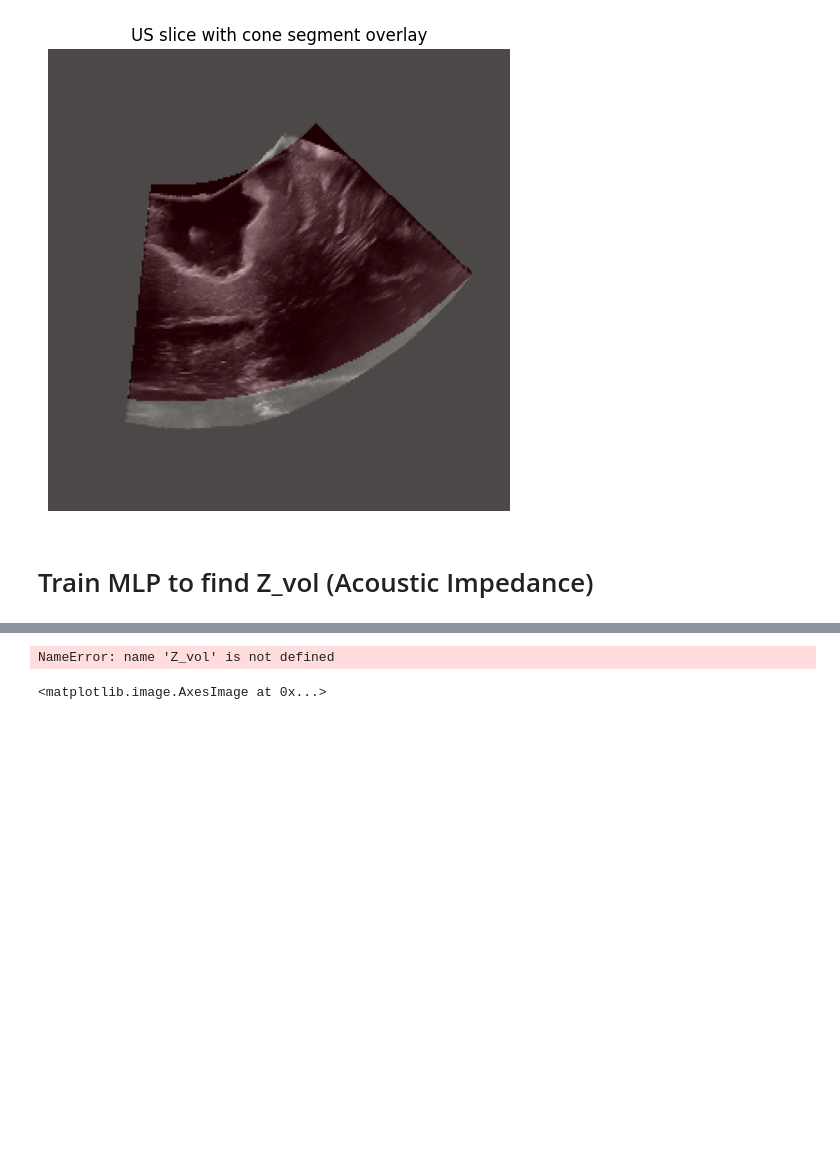
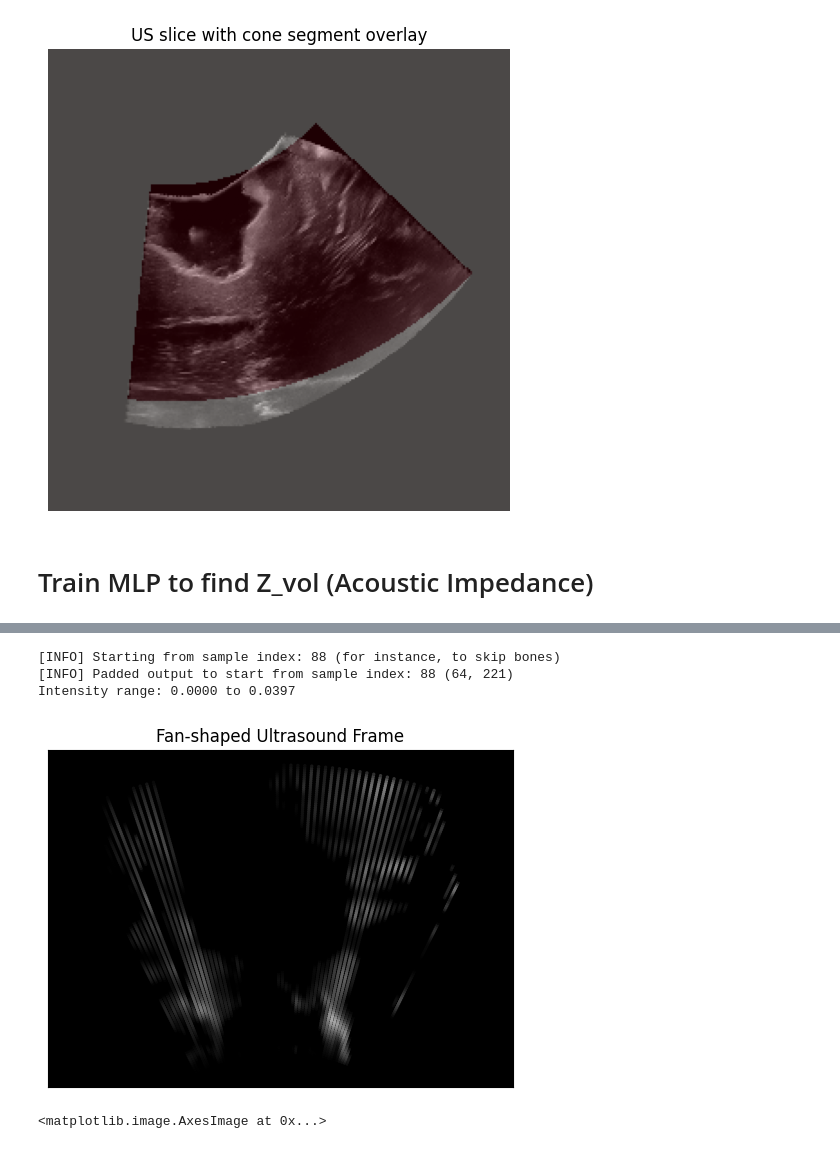
Before and after one commit to gduguey/DiffUS, a Jupyter notebook: notebooks/[DEMO] Train MRI to Impedance MLP.ipynb, the cells around one changed output, grey strips where cells are left out. Saved outputs shown, nothing was run; the diff lists cells and outputs as text; code cells hidden in the pictures; blank space fills up the shorter version.

```diff
--- a/notebooks/[DEMO] Train MRI to Impedance MLP.ipynb
+++ b/notebooks/[DEMO] Train MRI to Impedance MLP.ipynb
@@ -367,44 +367,47 @@ Y1 = torch.tensor(z1, dtype=torch.float32)
 model_t1 = ImpedanceEstimator.train_model(X1, Y1, input_dim=1)
 Z_vol = ImpedanceEstimator.compute_impedance_volume(T1_volume, model_t1, threshold=50)
 # %%
-renderer = UltrasoundRenderer(num_samples=220, attenuation_coeff=0.0001)
+# renderer = UltrasoundRenderer(num_samples=220, attenuation_coeff=0.0001)
 
-# Paramètres géométriques
-n_rays = 64
-source = torch.tensor(apex_mri_world)
+# # Paramètres géométriques
+# n_rays = 64
+# source = torch.tensor(apex_mri_world)
 
-def generate_cone_directions(direction_mri_world, opening_angle, n_rays):
-    """
-    Generate a fan of directions centered on direction_mri_world,
-    spanning opening_angle (in radians), in the (x, y) plane (z=0).
-    Returns: (n_rays, 3) tensor
-    """
-    # Normalize the median direction
-    d = np.array(direction_mri_world[:2])
-    d = d / np.linalg.norm(d)
-    # Orthogonal vector in-plane
-    ortho = np.array([-d[1], d[0]])
-    # Angles from -half to +half opening
-    angles = np.linspace(-opening_angle/2, opening_angle/2, n_rays)
-    directions = []
-    for a in angles:
-        v = np.cos(a) * d + np.sin(a) * ortho
-        directions.append([v[0], v[1], 0.0])
-    return torch.tensor(directions, dtype=torch.float32)
+# def generate_cone_directions(direction_mri_world, opening_angle, n_rays):
+#     """
+#     Generate a fan of directions centered on direction_mri_world,
+#     spanning opening_angle (in radians), in the (x, y) plane (z=0).
+#     Returns: (n_rays, 3) tensor
+#     """
+#     # Normalize the median direction
+#     d = np.array(direction_mri_world[:2])
+#     d = d / np.linalg.norm(d)
+#     # Orthogonal vector in-plane
+#     ortho = np.array([-d[1], d[0]])
+#     # Angles from -half to +half opening
+#     angles = np.linspace(-opening_angle/2, opening_angle/2, n_rays)
+#     directions = []
+#     for a in angles:
+#         v = np.cos(a) * d + np.sin(a) * ortho
+#         directions.append([v[0], v[1], 0.0])
+#     return torch.tensor(directions, dtype=torch.float32)
 
-directions = generate_cone_directions(direction_mri_world, opening_angle, n_rays)
+# directions = generate_cone_directions(direction_mri_world, opening_angle, n_rays)
 
 synth_us, _ = renderer.plot_beam_frame(
             volume=Z_vol,
             source=source,
             directions=directions,
             angle=np.degrees(opening_angle)/2,
             plot=True,
             artifacts=False,
-            start=0.4
+            start=88
         )
 # %% [output]
-NameError: name 'Z_vol' is not defined
+[INFO] Starting from sample index: 88 (for instance, to skip bones)
+[INFO] Padded output to start from sample index: 88 (64, 221)
+Intensity range: 0.0000 to 0.0397
+[figure, added]
 # %%
 plt.imshow(Z_vol[:, :, slice_idx], cmap='gray')
 # %% [output]
```
Also changed, not shown: parts of 15 cells of this notebook, 1 other file.
